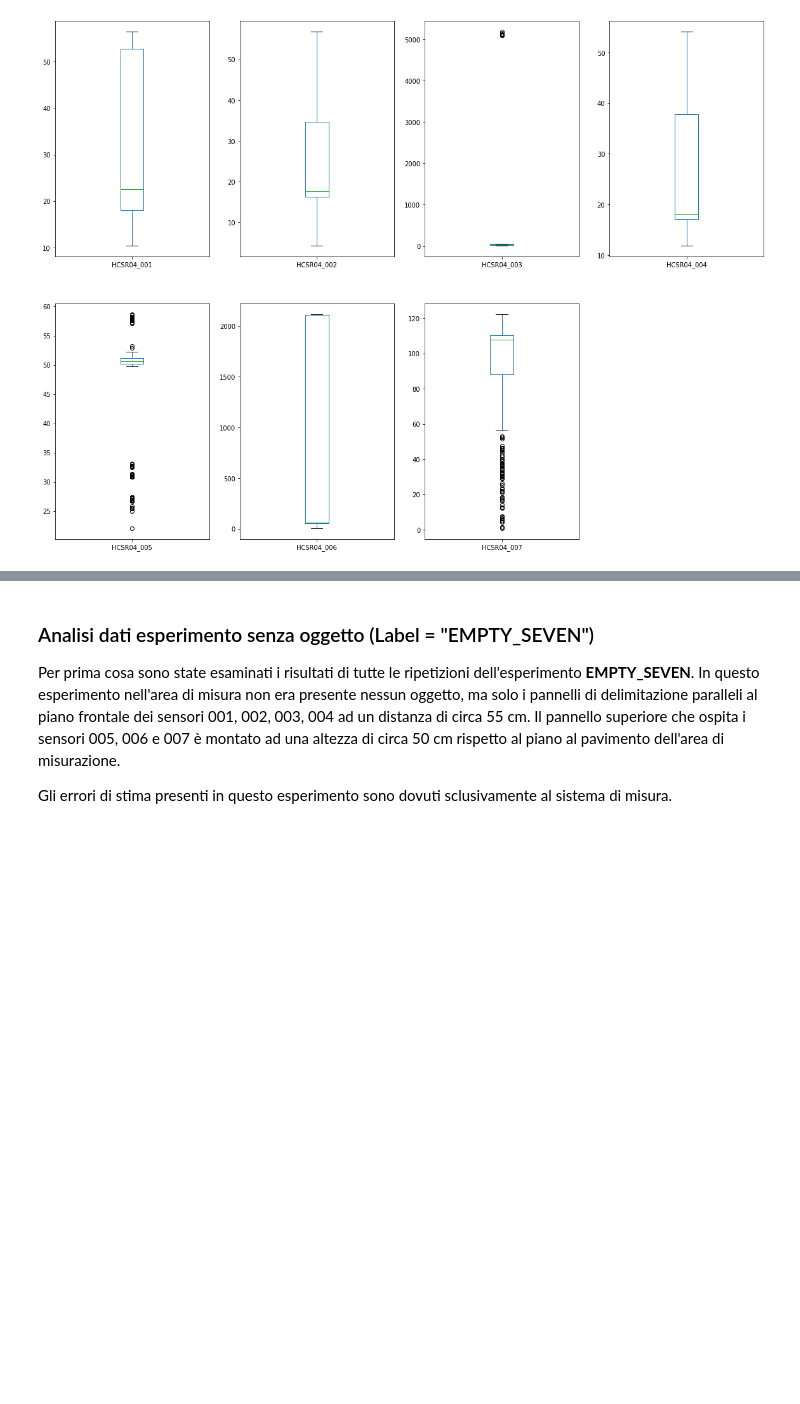
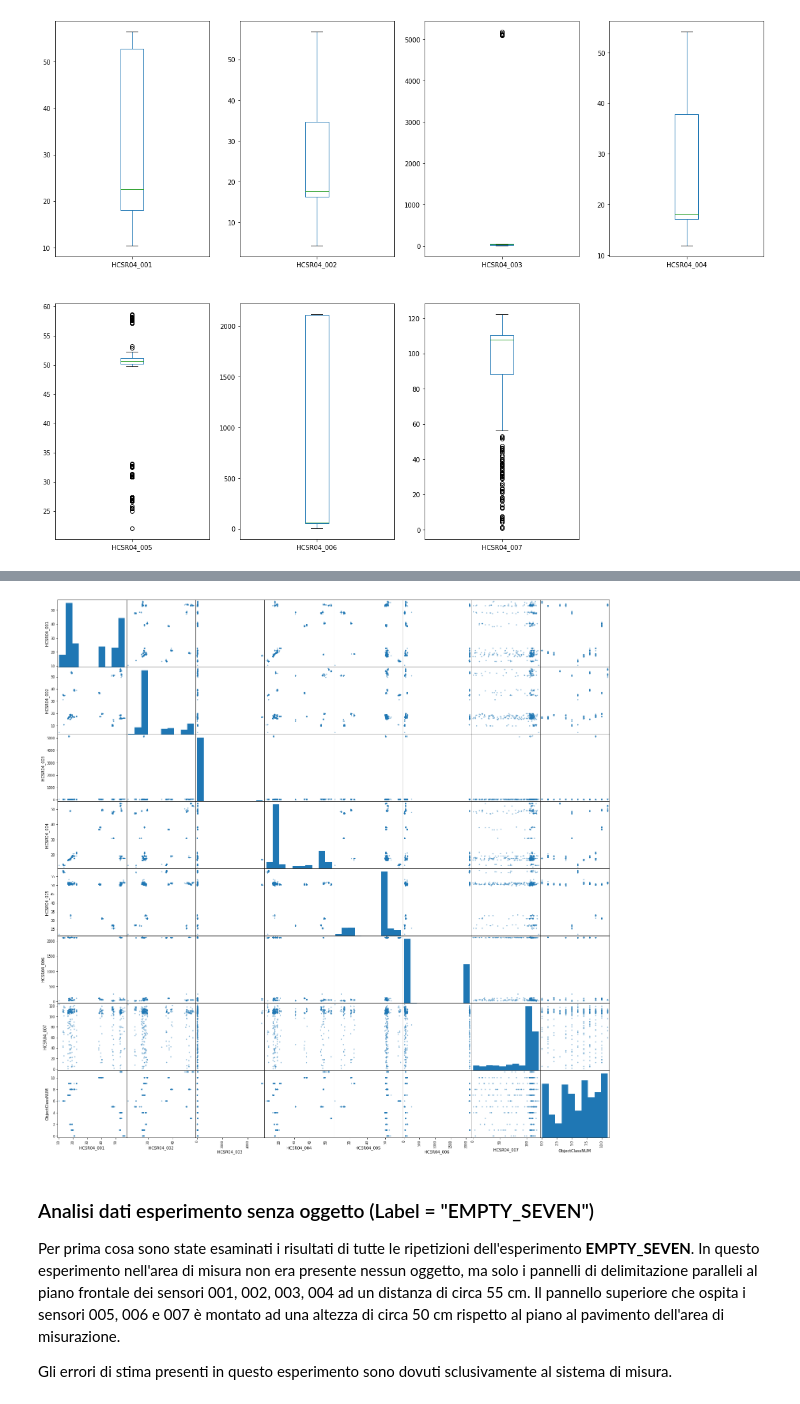
Before and after one commit to emanbuc/ultrasonic-vision, a Jupyter notebook: notebooks/analisi_dati_sensori.ipynb, the cells around one changed output, grey strips where cells are left out. Drawn from its saved outputs; the diff is of its cells as text; code cells hidden in the pictures; blank space fills up the shorter version.

```diff
--- a/notebooks/analisi_dati_sensori.ipynb
+++ b/notebooks/analisi_dati_sensori.ipynb
@@ -143,3 +162,11 @@ groupedByClass.first()
+# %%
+import matplotlib.pyplot as plt
+import pandas
+from pandas.plotting import scatter_matrix
+scatter_matrix(dataDistances, figsize=(25,25))
+plt.show()
+# %% [output]
+[figure, added]
 # %% [markdown]
 ### Analisi dati esperimento senza oggetto (Label = "EMPTY_SEVEN")
 
```
Also changed, not shown: parts of 10 cells of this notebook.
